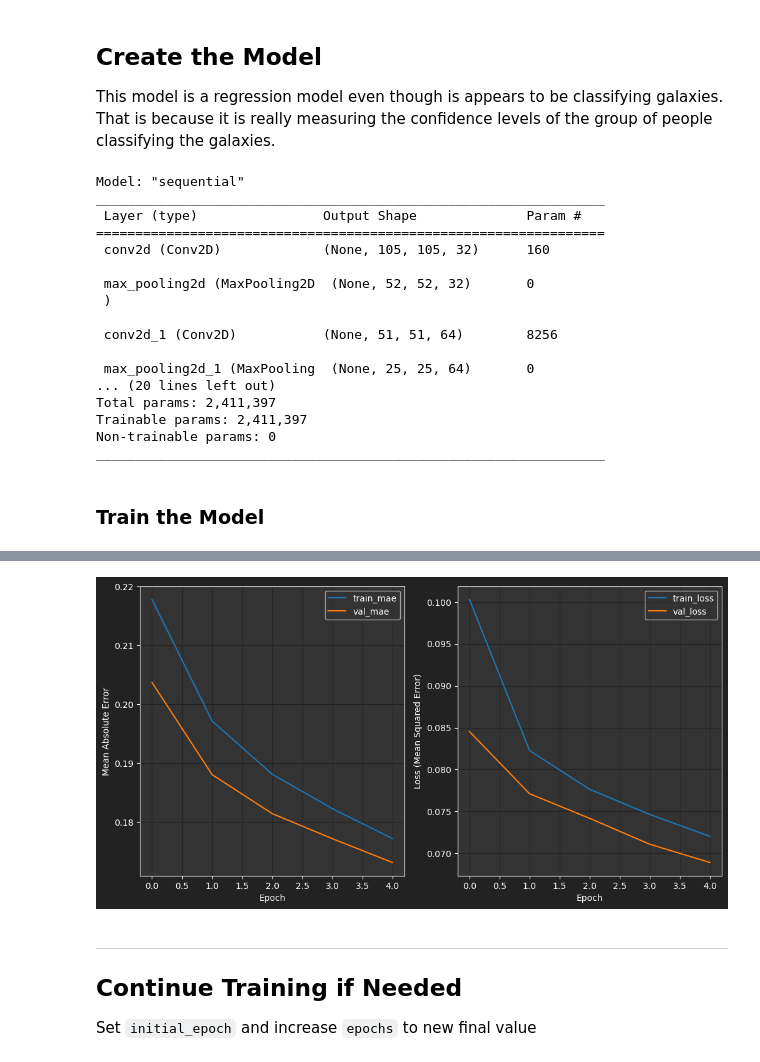
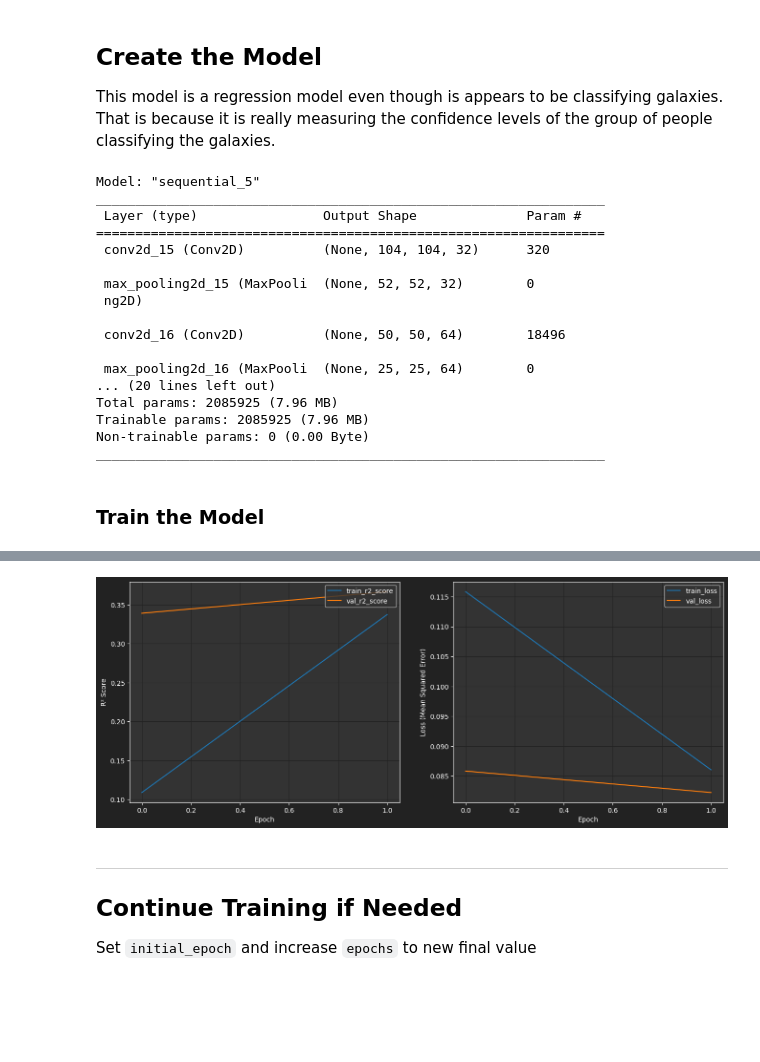
Before and after one commit to zachaa/Galaxy_Morphology_Classification, a Jupyter notebook: model_training.ipynb, the cells around one changed output, grey strips where cells are left out. Cells and saved outputs as stored; diff of their text form; code cells hidden in the pictures; blank space fills up the shorter version.

Commit message:
update model_training for full model run + include .py file to run in console

```diff
--- a/model_training.ipynb
+++ b/model_training.ipynb
@@ -73,3 +78,14 @@ def load_png_images_from_directory(directory: str,  image_list: list[int]) -> np
         images.append(img_array)
     X_image_array = np.array(images)
     return X_image_array
+# %%
+# Load or Save and Load .npy file for training images
+if Path(TRAIN_IMAGES_ARRAY_NPY).exists():
+    # Image npy file exists, load it
+    X_train_images = np.load(TRAIN_IMAGES_ARRAY_NPY, "r")
+else:
+    # npy file does not exist, load individual images and save npy file
+    print("Creating `training_images_array.npy` file...")
+    X_train_images = load_png_images_from_directory(TRAIN_IMAGES_DIR, X_train_assets)
+    np.save(TRAIN_IMAGES_ARRAY_NPY, X_train_images)
+print("Images loaded into `X_train_images`")
@@ -130,9 +152,9 @@ history_plt_style = {'axes.edgecolor':'white',
              'ytick.color':'white'}
 
 def plot_history(fit_history: History, metric: str, metric_full_name: str):
-    """Creates a plot for history of MAE and Loss (MSE)"""
+    """Creates a plot for history of the followed metric and Loss (MSE)"""
     with plt.rc_context(history_plt_style):
-        fig, axs = plt.subplots(1, 2, figsize=(12,6))
+        fig, axs = plt.subplots(1, 2, figsize=(16, 6))
         fig.patch.set_facecolor('#222')
         # tracked Metric Graph
         axs[0].plot(fit_history.history[metric], label=f'train_{metric}')
@@ -147,6 +169,12 @@ def plot_history(fit_history: History, metric: str, metric_full_name: str):
         axs[1].set_ylabel('Loss (Mean Squared Error)')
         axs[1].legend()
         plt.show()
+# %%
+def r2_score(y_true, y_pred):
+    """Custom R Squared metric as R2Score() in tensorflow 2.13.0 causes type error and is not available in earlier versions"""
+    SS_res =  tf.reduce_sum(tf.square(y_true - y_pred))
+    SS_tot = tf.reduce_sum(tf.square(y_true - tf.reduce_mean(y_true)))
+    return (1 - SS_res/(SS_tot + tf.keras.backend.epsilon()))
 # %%
 IMG_SIZE = X_train_images[0].shape[0]
 INPUT_SHAPE = (IMG_SIZE, IMG_SIZE, 1)
@@ -155,13 +183,13 @@ INPUT_SHAPE = (IMG_SIZE, IMG_SIZE, 1)
 model = Sequential()
 
 # Add convolution layers
-model.add(Conv2D(32, (2, 2), activation='relu', input_shape=INPUT_SHAPE))
+model.add(Conv2D(32, (3, 3), activation='relu', input_shape=INPUT_SHAPE))
 model.add(MaxPooling2D((2, 2)))
 
-model.add(Conv2D(64, (2, 2), activation='relu'))
+model.add(Conv2D(64, (3, 3), activation='relu'))
 model.add(MaxPooling2D((2, 2)))
 
-model.add(Conv2D(128, (2, 2), activation='relu'))
+model.add(Conv2D(128, (3, 3), activation='relu'))
 model.add(MaxPooling2D((2, 2)))
 model.add(Dropout(0.2, seed=RANDOM_STATE))
 # Flatten the output from convolution layers
@@ -174,34 +202,32 @@ model.add(Dropout(0.2, seed=RANDOM_STATE))
 model.add(Dense(64, activation='relu'))
 
 # Add the output layer with 37 units (for 37 classes)
-# TODO is `softmax` good for regression, probably relu?
-# model.add(Dense(37, activation='softmax'))
-model.add(Dense(37, activation='relu'))
+model.add(Dense(37, activation='sigmoid'))
 
 # Compile the model
-# TODO Since values are like confidence levels from the classifiers, this is really a regression, not a classification
-# model.compile(optimizer='adam', loss='categorical_crossentropy', metrics=['accuracy'])
-model.compile(optimizer='adam', loss='mse', metrics=["mae"])  # mse=mean_squared_error
+# Since values are like confidence levels from the classifiers, this is really a regression, not a classification
+# metric names: "root_mean_squared_error" and "r2_score"
+model.compile(optimizer='adam', loss='mse', metrics=[RootMeanSquaredError(), r2_score])  # mse=mean_squared_error
 
 # Print the model summary
 model.summary()
 # %% [output]
-Model: "sequential"
+Model: "sequential_5"
 _________________________________________________________________
  Layer (type)                Output Shape              Param #
 =================================================================
- conv2d (Conv2D)             (None, 105, 105, 32)      160
+ conv2d_15 (Conv2D)          (None, 104, 104, 32)      320
 
- max_pooling2d (MaxPooling2D  (None, 52, 52, 32)       0
- )
+ max_pooling2d_15 (MaxPooli  (None, 52, 52, 32)        0
+ ng2D)
 
- conv2d_1 (Conv2D)           (None, 51, 51, 64)        8256
+ conv2d_16 (Conv2D)          (None, 50, 50, 64)        18496
 
- max_pooling2d_1 (MaxPooling  (None, 25, 25, 64)       0
+ max_pooling2d_16 (MaxPooli  (None, 25, 25, 64)        0
 ... (20 lines left out)
-Total params: 2,411,397
-Trainable params: 2,411,397
-Non-trainable params: 0
+Total params: 2085925 (7.96 MB)
+Trainable params: 2085925 (7.96 MB)
+Non-trainable params: 0 (0.00 Byte)
 _________________________________________________________________
 # %%
 # Create weight function/array/list to give weight to rare categories
@@ -249,12 +275,12 @@ class_weights = {
 # %%
 history = model.fit(X_train_images,
                     y_train,
-                    # class_weight=class_weights,
-                    epochs=5,
+                    epochs=2,
                     callbacks=callbacks_,
                     batch_size=2_000,
                     validation_split=0.1)
 
 # Plots
-plot_history(history, "mae", "Mean Absolute Error")
+plot_history(history, "r2_score", "R² Score")
+# plot_history(history, "root_mean_squared_error", "RMSE")
 # %% [output]
@@ -271,4 +291,4 @@ Epoch 5/5
-[figure, old version]
+[figure, new version]
 # %%
 model.save("data/model/GalaxyConfidenceModel.keras")
 print("Saved Model!")
```
Also changed, not shown: parts of 18 cells of this notebook, 1 other file.
